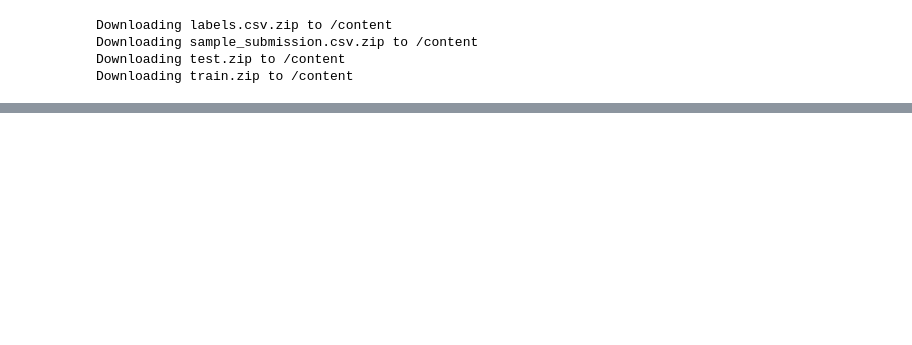
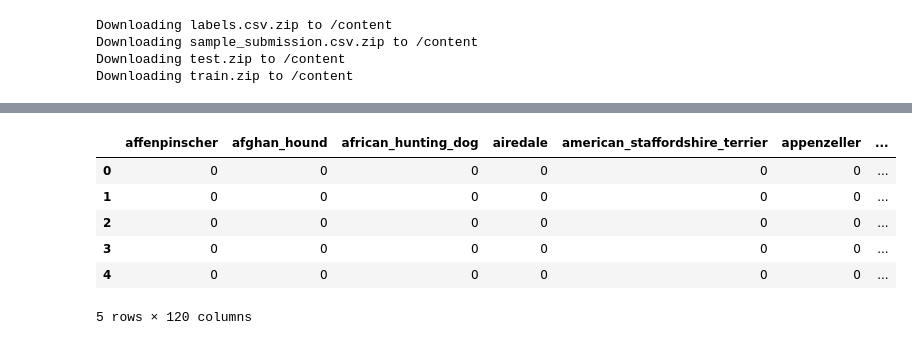
Before and after one commit to jjone36/Colab, a Jupyter notebook: cnn_breed.ipynb, the cells around one changed output, grey strips where cells are left out. Drawn from its saved outputs; the diff is of its cells as text; code cells hidden in the pictures; blank space fills up the shorter version.

```diff
--- a/cnn_breed.ipynb
+++ b/cnn_breed.ipynb
@@ -77,0 +71,13 @@ zf.close()
+# %%
+# Encoding labels
+label_oh = pd.get_dummies(labels.breed, prefix_sep='_')
+# %%
+label_oh.head()
+# %% [output]
+|  | affenpinscher | afghan_hound | african_hunting_dog | airedale | american_staffordshire_terrier | appenzeller | ... |
+| 0 | 0 | 0 | 0 | 0 | 0 | 0 | ... |
+| 1 | 0 | 0 | 0 | 0 | 0 | 0 | ... |
+| 2 | 0 | 0 | 0 | 0 | 0 | 0 | ... |
+| 3 | 0 | 0 | 0 | 0 | 0 | 0 | ... |
+| 4 | 0 | 0 | 0 | 0 | 0 | 0 | ... |
+5 rows × 120 columns
```
Also changed, not shown: parts of 45 cells of this notebook.
